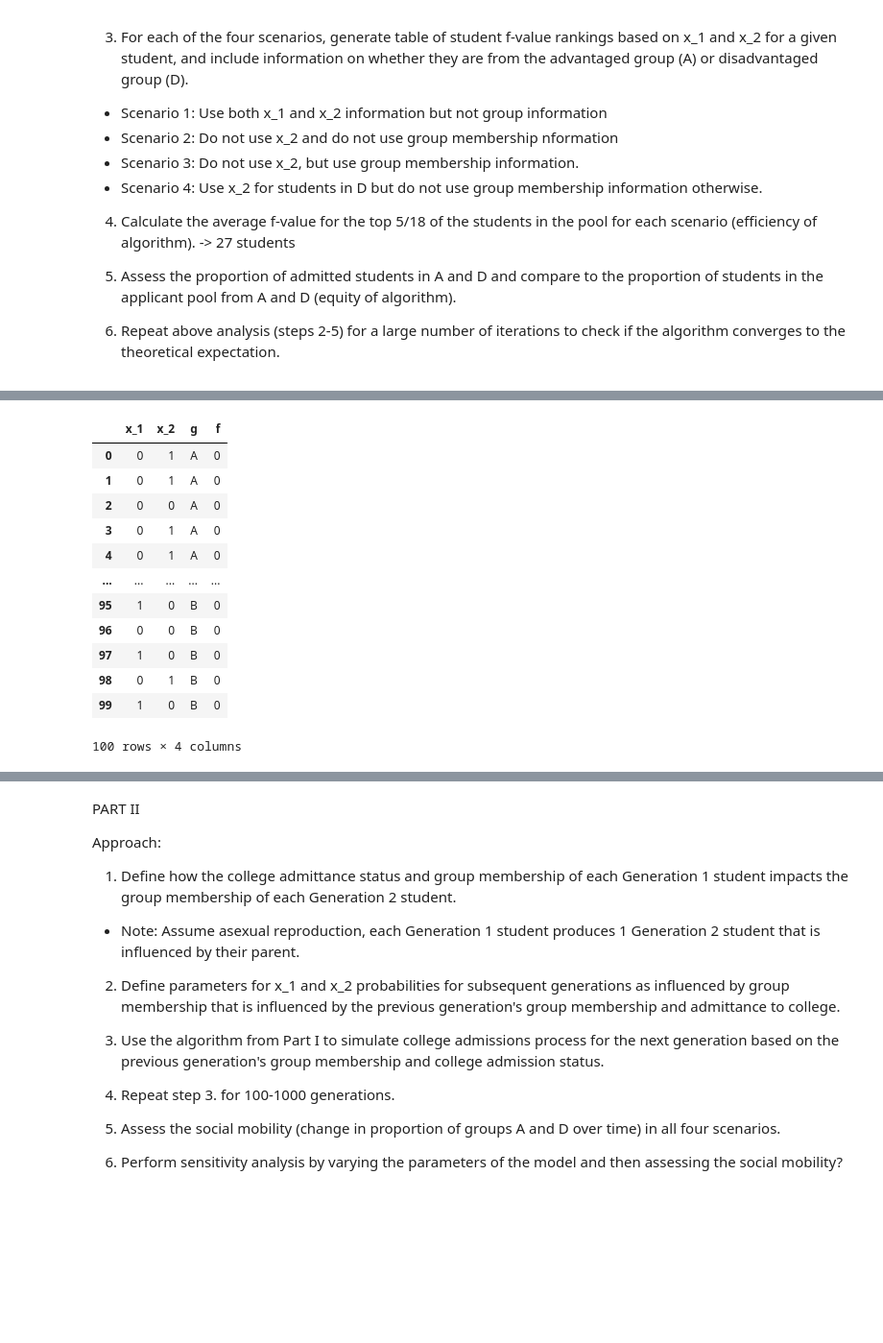
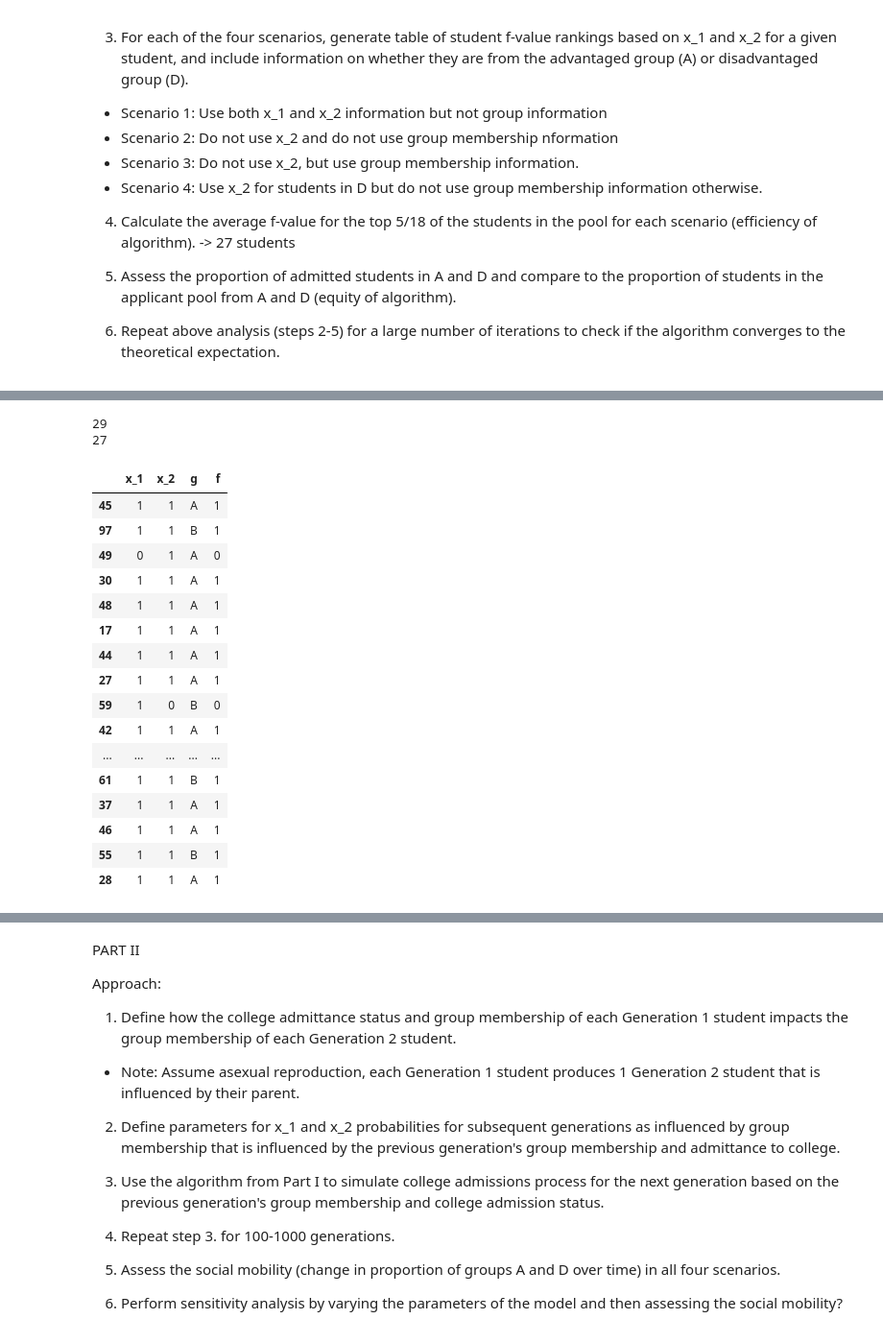
Before and after one commit to xav1002/DCDS_500_Project_1_LM_YX_VX, a Jupyter notebook: main.ipynb, the cells around one changed output, grey strips where cells are left out. Shown at 96% size. Saved outputs shown, nothing was run; the diff lists cells and outputs as text; code cells hidden in the pictures; blank space fills up the shorter version.

```diff
--- a/main.ipynb
+++ b/main.ipynb
@@ -96,17 +90,56 @@ np.mean(students_df["f"])
-# %%
-# count of people with (1,1) who are A and D + others we let in
-students_df
-# %% [output]
-|  | x_1 | x_2 | g | f |
-| 0 | 0 | 1 | A | 0 |
-| 1 | 0 | 1 | A | 0 |
-| 2 | 0 | 0 | A | 0 |
-| 3 | 0 | 1 | A | 0 |
-| 4 | 0 | 1 | A | 0 |
-| ... | ... | ... | ... | ... |
-| 95 | 1 | 0 | B | 0 |
-| 96 | 0 | 0 | B | 0 |
-| 97 | 1 | 0 | B | 0 |
-| 98 | 0 | 1 | B | 0 |
-| 99 | 1 | 0 | B | 0 |
-100 rows × 4 columns
+# %%
+# dataframe of students with (1,1)
+true_f_df = students_df[students_df['f'] == 1]
+
+# dataframe of students without (1,1) who are A
+false_f_df_a = students_df[(students_df['f'] == 0) & (students_df['g'] == 'A') & ((students_df['x_1'] == 1) | (students_df['x_2'] == 1))]
+
+# dataframe of students without (1,1) who are B
+false_f_df_d = students_df[students_df['f'] == 0 & (students_df['g'] == 'B') & ((students_df['x_1'] == 1) | (students_df['x_2'] == 1))]
+
+# number of students with (1,1) and target goal
+potential_admits = (np.mean(students_df["f"])) * 100
+target = 27
+
+# final list of admitted students
+final_list = []
+
+# if 'f == 1' is less than target
+if (potential_admits < target):
+    final_list = true_f_df
+    count = target - potential_admits
+    while (count > 0):
+        final_list = pd.concat([final_list, false_f_df_a.sample(n=2), false_f_df_d.sample(n=1)])
+        count -= 3
+        potential_admits += 3
+        print(len(final_list))
+if (potential_admits > target & len(final_list) > 0) :
+    final_list = final_list.sample(n=target)
+    print(len(final_list))
+if (potential_admits > target & len(final_list) == 0) :
+    final_list = true_f_df.sample(n=target)
+    print(len(final_list))
+if (potential_admits == target) :
+    final_list = true_f_df
+
+final_list
+# %% [output]
+29
+27
+|  | x_1 | x_2 | g | f |
+| 45 | 1 | 1 | A | 1 |
+| 97 | 1 | 1 | B | 1 |
+| 49 | 0 | 1 | A | 0 |
+| 30 | 1 | 1 | A | 1 |
+| 48 | 1 | 1 | A | 1 |
+| 17 | 1 | 1 | A | 1 |
+| 44 | 1 | 1 | A | 1 |
+| 27 | 1 | 1 | A | 1 |
+| 59 | 1 | 0 | B | 0 |
+| 42 | 1 | 1 | A | 1 |
+| ... | ... | ... | ... | ... |
+| 61 | 1 | 1 | B | 1 |
+| 37 | 1 | 1 | A | 1 |
+| 46 | 1 | 1 | A | 1 |
+| 55 | 1 | 1 | B | 1 |
+| 28 | 1 | 1 | A | 1 |
```
Also changed, not shown: parts of 6 cells of this notebook.
